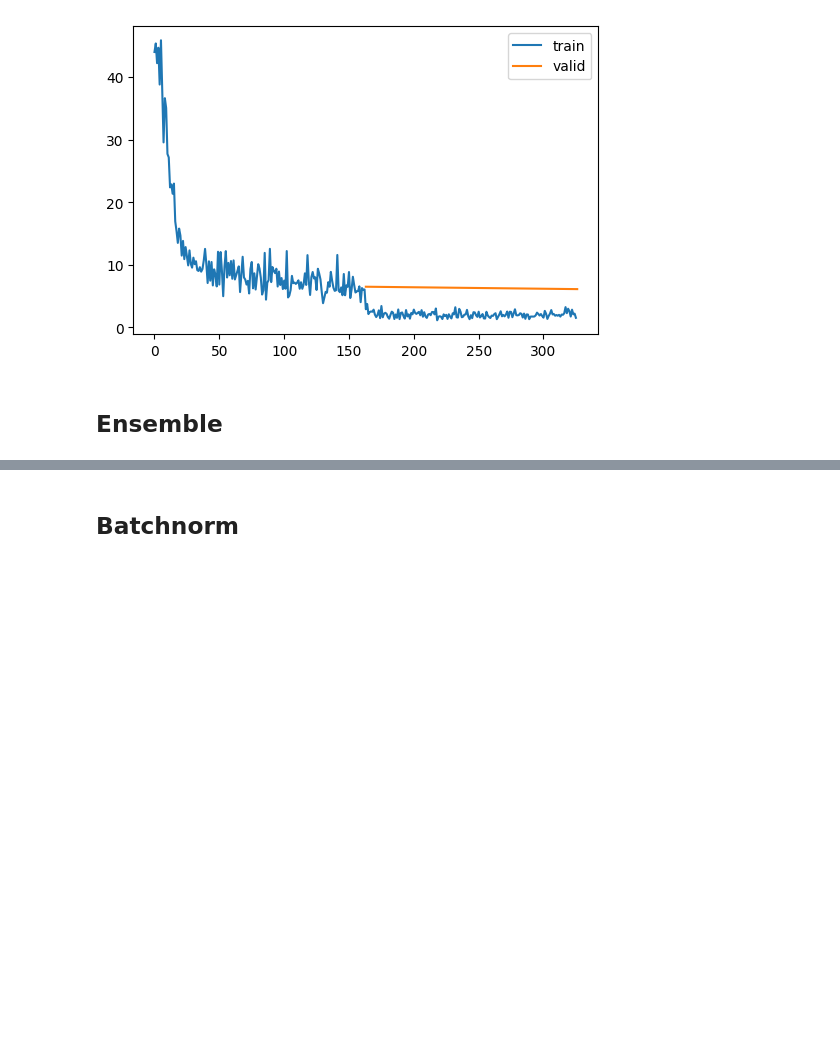
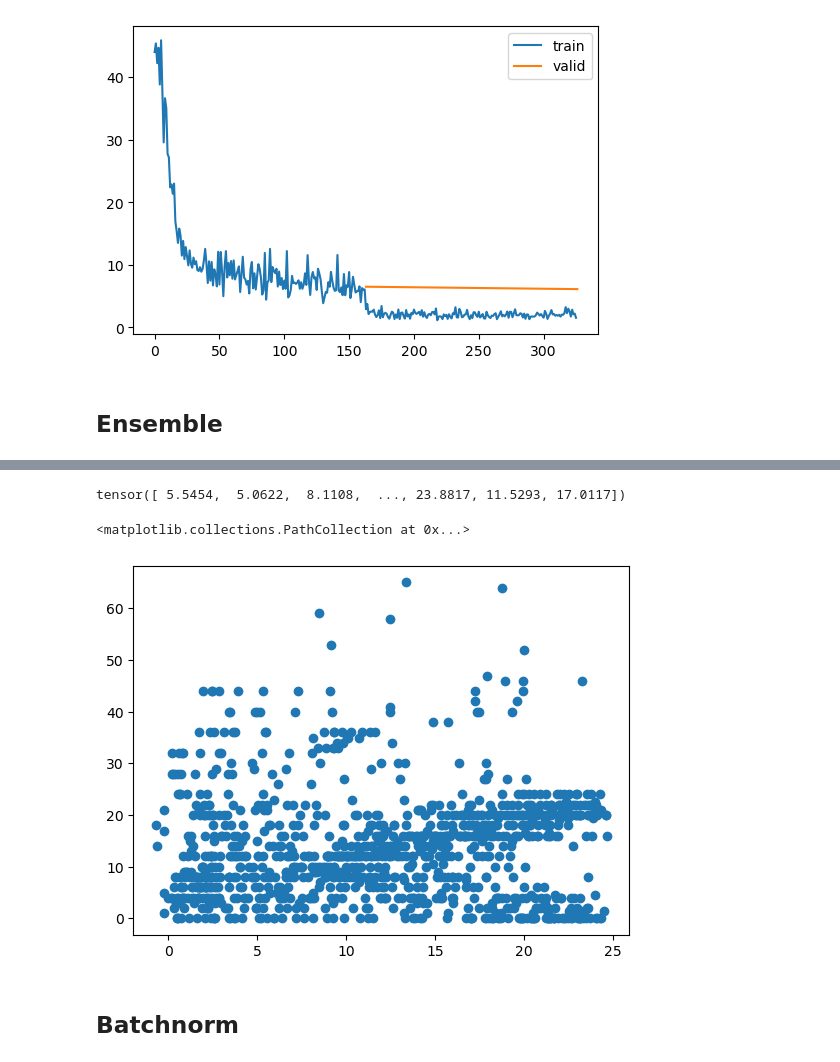
Before and after one commit to galopyz/hprc, a Jupyter notebook: circadian24-Copy1.ipynb, the cells around one changed output, grey strips where cells are left out. Cells and saved outputs as stored; diff of their text form; code cells hidden in the pictures; blank space fills up the shorter version.

```diff
--- a/circadian24-Copy1.ipynb
+++ b/circadian24-Copy1.ipynb
@@ -505,0 +521,4 @@ result:  tensor(0.5823)
+# %%
+preds['more'][:,0]
+# %% [output]
+tensor([ 5.5454,  5.0622,  8.1108,  ..., 23.8817, 11.5293, 17.0117])
@@ -506,3 +527,8 @@ result:  tensor(0.5823)
+# %%
+plt.scatter(preds['more'][:,0], preds['more'][:,1])
+# %% [output]
+<matplotlib.collections.PathCollection at 0x...>
+[figure, added]
 # %%
 def init_params(m, leaky=0.):
     if isinstance(m, (nn.Linear, nn.Conv2d)): init.kaiming_normal_(m.weight, a=leaky)
```
Also changed, not shown: parts of 8 cells of this notebook, 3 other files.
